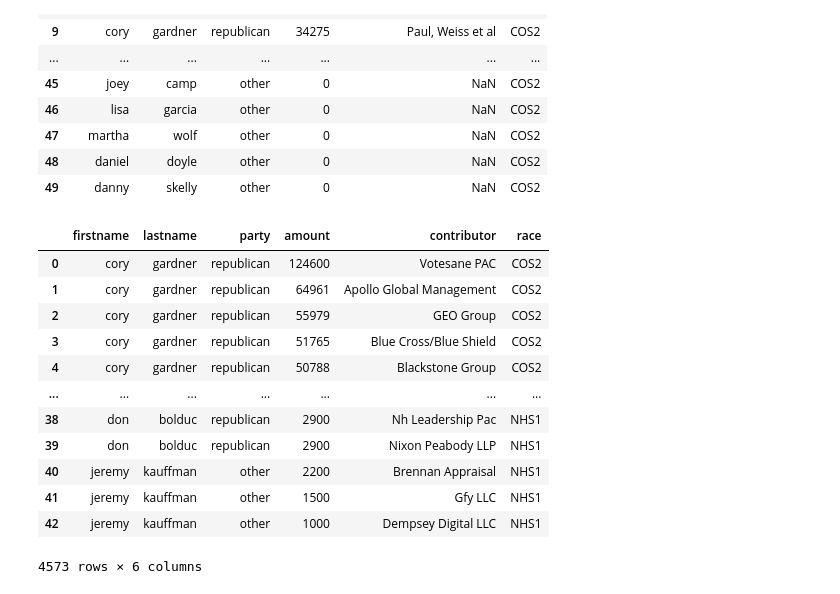
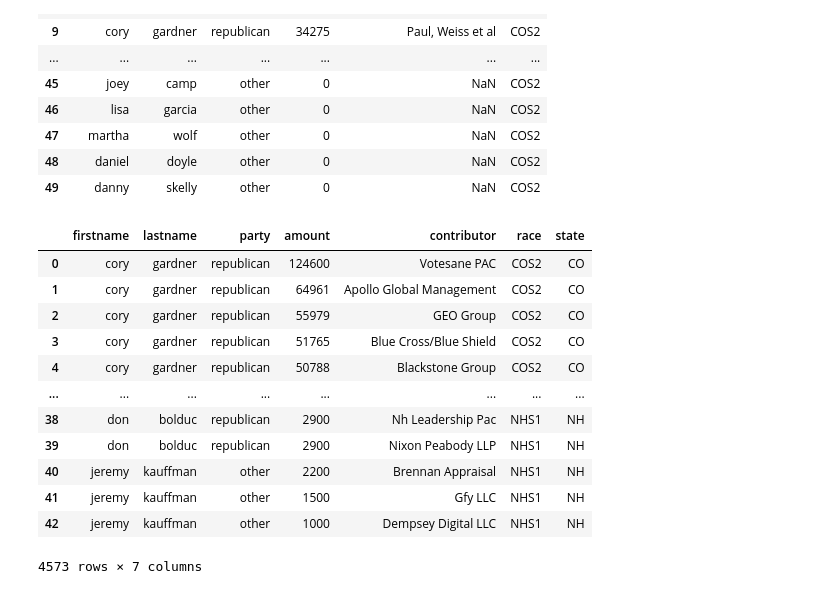
Before and after one commit to Aidankeogh/SenatorGraph, a Jupyter notebook: process_contributors.ipynb, the cells around one changed output. Drawn from its saved outputs; the diff is of its cells as text; code cells hidden in the pictures.

Commit message:
adding contributors

```diff
--- a/process_contributors.ipynb
+++ b/process_contributors.ipynb
@@ -61,23 +46,25 @@ processed_contribs = processed_contribs.assign(race=race)
 # %%
 all_processed_contribs = pd.DataFrame()
 for file in glob("raw_contributions/*"):
     contribs = pd.read_csv(file)
     race = file.split("/")[-1].split(".")[0]
+    state = race[:2]
     processed_contribs = contribs.apply(extract_contrib, axis=1)
     processed_contribs = processed_contribs.assign(race=race)
+    processed_contribs = processed_contribs.assign(state=state)
     all_processed_contribs = pd.concat([all_processed_contribs, processed_contribs])
 all_processed_contribs
 # %% [output]
-|  | firstname | lastname | party | amount | contributor | race |
-| 0 | cory | gardner | republican | 124600 | Votesane PAC | COS2 |
-| 1 | cory | gardner | republican | 64961 | Apollo Global Management | COS2 |
-| 2 | cory | gardner | republican | 55979 | GEO Group | COS2 |
-| 3 | cory | gardner | republican | 51765 | Blue Cross/Blue Shield | COS2 |
-| 4 | cory | gardner | republican | 50788 | Blackstone Group | COS2 |
-| ... | ... | ... | ... | ... | ... | ... |
-| 38 | don | bolduc | republican | 2900 | Nh Leadership Pac | NHS1 |
-| 39 | don | bolduc | republican | 2900 | Nixon Peabody LLP | NHS1 |
-| 40 | jeremy | kauffman | other | 2200 | Brennan Appraisal | NHS1 |
-| 41 | jeremy | kauffman | other | 1500 | Gfy LLC | NHS1 |
-| 42 | jeremy | kauffman | other | 1000 | Dempsey Digital LLC | NHS1 |
+|  | firstname | lastname | party | amount | contributor | race | state |
+| 0 | cory | gardner | republican | 124600 | Votesane PAC | COS2 | CO |
+| 1 | cory | gardner | republican | 64961 | Apollo Global Management | COS2 | CO |
+| 2 | cory | gardner | republican | 55979 | GEO Group | COS2 | CO |
+| 3 | cory | gardner | republican | 51765 | Blue Cross/Blue Shield | COS2 | CO |
+| 4 | cory | gardner | republican | 50788 | Blackstone Group | COS2 | CO |
+| ... | ... | ... | ... | ... | ... | ... | ... |
+| 38 | don | bolduc | republican | 2900 | Nh Leadership Pac | NHS1 | NH |
+| 39 | don | bolduc | republican | 2900 | Nixon Peabody LLP | NHS1 | NH |
+| 40 | jeremy | kauffman | other | 2200 | Brennan Appraisal | NHS1 | NH |
+| 41 | jeremy | kauffman | other | 1500 | Gfy LLC | NHS1 | NH |
+| 42 | jeremy | kauffman | other | 1000 | Dempsey Digital LLC | NHS1 | NH |
-4573 rows × 6 columns
+4573 rows × 7 columns
```
Also changed, not shown: parts of 6 cells of this notebook.
